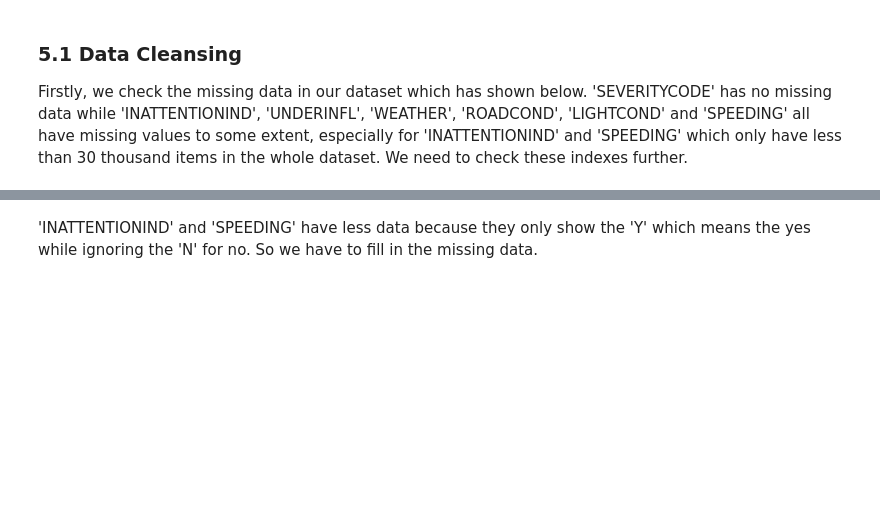
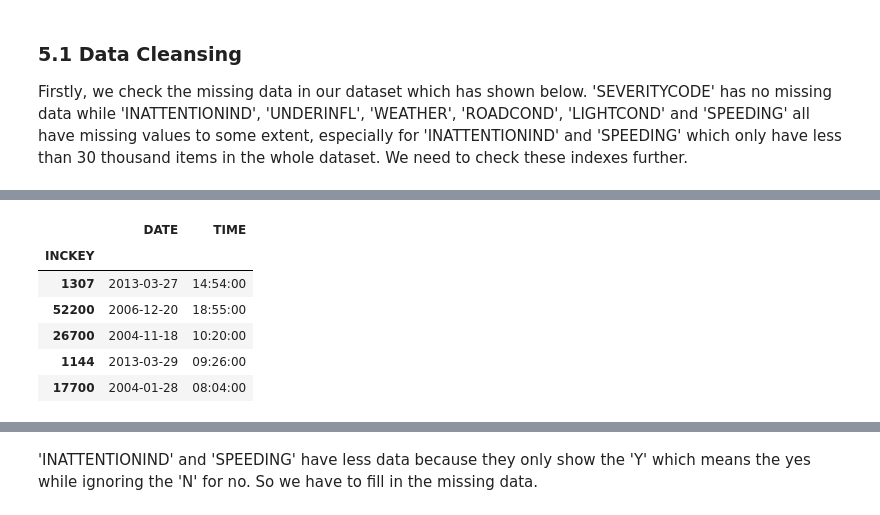
Before and after one commit to coredeliaz/Coursera_Capstone, a Jupyter notebook: Car Accident Severity Prediction(Week 3).ipynb, the cells around one changed output, grey strips where cells are left out. Saved outputs shown, nothing was run; the diff lists cells and outputs as text; code cells hidden in the pictures; blank space fills up the shorter version.

```diff
--- a/Car Accident Severity Prediction(Week 3).ipynb
+++ b/Car Accident Severity Prediction(Week 3).ipynb
@@ -100,0 +113,13 @@ memory usage: 56.4+ MB
+# %%
+#split incidents timestamps into two columns showing the date and time.
+raw_data['DATE'] = raw_data['INCDTTM'].dt.date
+raw_data['TIME'] = raw_data['INCDTTM'].dt.time
+raw_data[['DATE','TIME']].head()
+# %% [output]
+|  | DATE | TIME |
+| INCKEY |  |  |
+| 1307 | 2013-03-27 | 14:54:00 |
+| 52200 | 2006-12-20 | 18:55:00 |
+| 26700 | 2004-11-18 | 10:20:00 |
+| 1144 | 2013-03-29 | 09:26:00 |
+| 17700 | 2004-01-28 | 08:04:00 |
```
Also changed, not shown: parts of 11 cells of this notebook.
